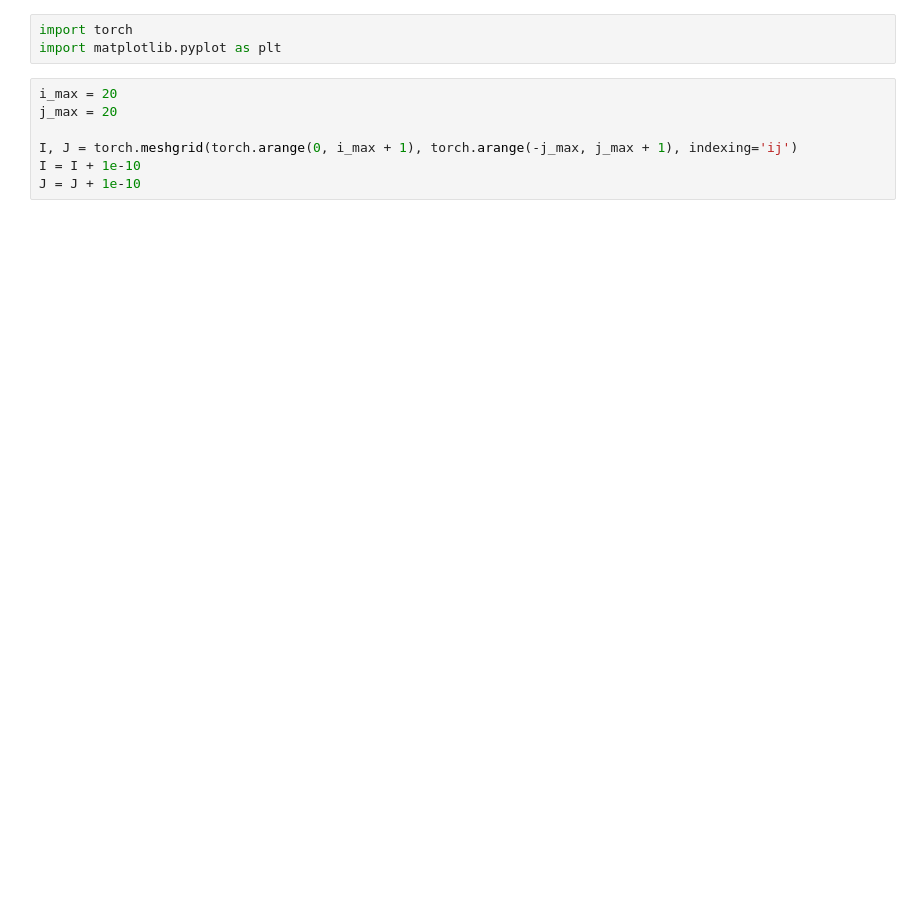
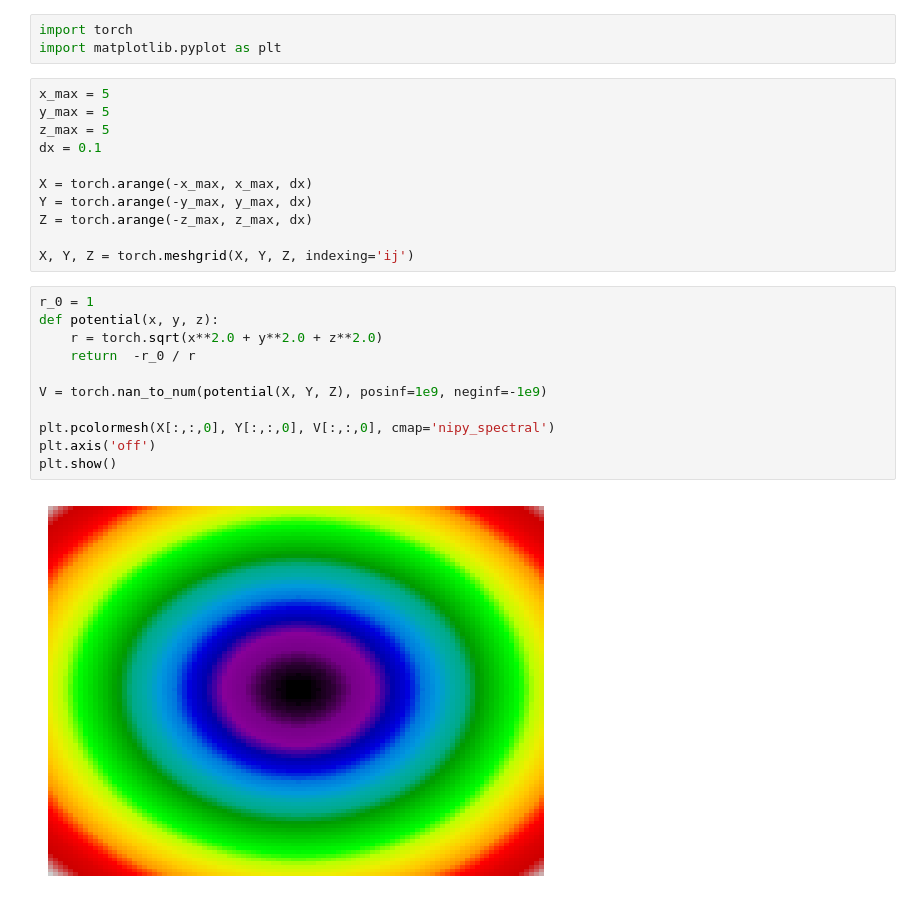
Before and after one commit to JamesMcGreivy/LatticeNuclearModel, a Jupyter notebook: schrodinger_solver.ipynb, the cells around one changed output. Saved outputs shown, nothing was run; the diff lists cells and outputs as text; blank space fills up the shorter version.

```diff
--- a/schrodinger_solver.ipynb
+++ b/schrodinger_solver.ipynb
@@ -1,10 +1,27 @@
 # %%
 import torch
 import matplotlib.pyplot as plt
-# %%
-i_max = 20
-j_max = 20
-
-I, J = torch.meshgrid(torch.arange(0, i_max + 1), torch.arange(-j_max, j_max + 1), indexing='ij')
-I = I + 1e-10
-J = J + 1e-10
+# %%
+x_max = 5
+y_max = 5
+z_max = 5
+dx = 0.1
+
+X = torch.arange(-x_max, x_max, dx)
+Y = torch.arange(-y_max, y_max, dx)
+Z = torch.arange(-z_max, z_max, dx)
+
+X, Y, Z = torch.meshgrid(X, Y, Z, indexing='ij')
+# %%
+r_0 = 1
+def potential(x, y, z):
+    r = torch.sqrt(x**2.0 + y**2.0 + z**2.0)
+    return  -r_0 / r
+
+V = torch.nan_to_num(potential(X, Y, Z), posinf=1e9, neginf=-1e9)
+
+plt.pcolormesh(X[:,:,0], Y[:,:,0], V[:,:,0], cmap='nipy_spectral')
+plt.axis('off')
+plt.show()
+# %% [output]
+[figure, added]
```
Also changed, not shown: parts of 9 cells of this notebook.
